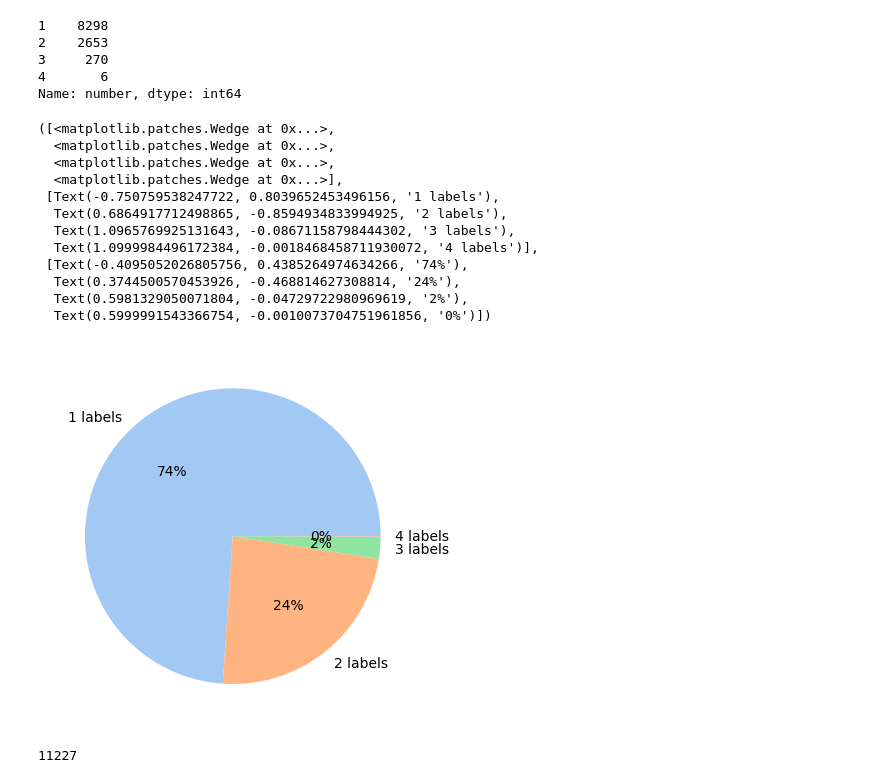
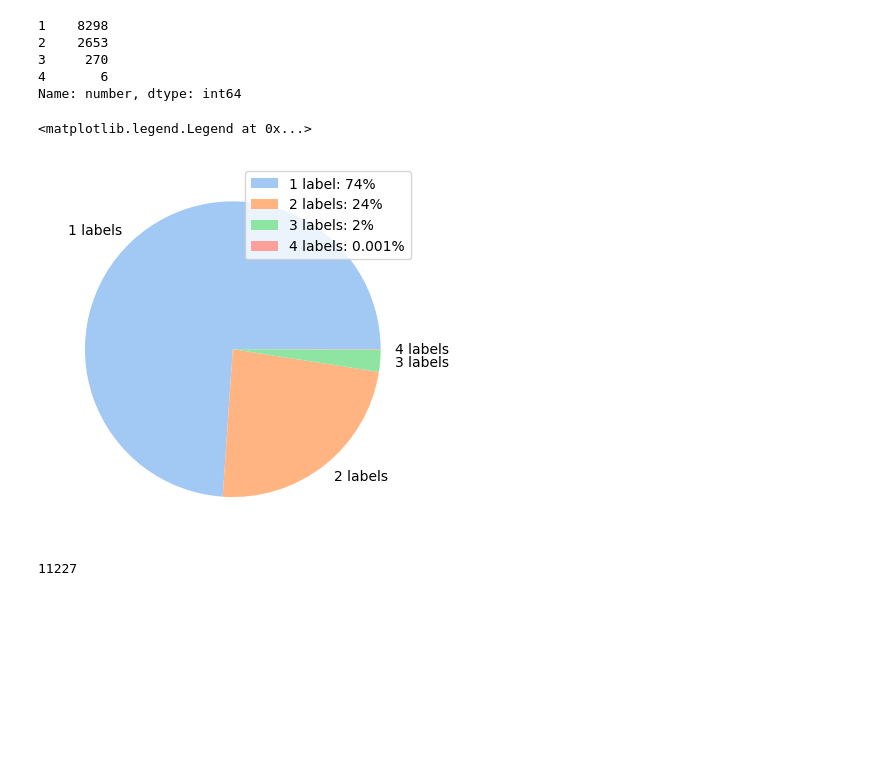
Before and after one commit to aquaxi/MSQM-HA-Final-Project, a Jupyter notebook: MSQM_HA_ADA_Final_Project_2022v2.ipynb, the cells around one changed output. Saved outputs shown, nothing was run; the diff lists cells and outputs as text; code cells hidden in the pictures; blank space fills up the shorter version.

```diff
--- a/MSQM_HA_ADA_Final_Project_2022v2.ipynb
+++ b/MSQM_HA_ADA_Final_Project_2022v2.ipynb
@@ -182,26 +182,16 @@ Name: number, dtype: int64
 # %%
 colors = sns.color_palette('pastel')[0:4]
 
-labels = ['1 label: 74%','2 labels: 24%','3 labels: 2%',]
+labels = ['1 label: 74%','2 labels: 24%','3 labels: 2%', '4 labels: 0.001%']
 
 plt.pie(x=duplicated_distribution.sort_index(),
         labels = [f'{i} labels' for i in range(1,5)],
-        colors = colors,
-        autopct='%.0f%%')
+        colors = colors)
+
+plt.legend(labels)
 # %% [output]
-([<matplotlib.patches.Wedge at 0x...>,
-  <matplotlib.patches.Wedge at 0x...>,
-  <matplotlib.patches.Wedge at 0x...>,
-  <matplotlib.patches.Wedge at 0x...>],
- [Text(-0.750759538247722, 0.8039652453496156, '1 labels'),
-  Text(0.6864917712498865, -0.8594934833994925, '2 labels'),
-  Text(1.0965769925131643, -0.08671158798444302, '3 labels'),
-  Text(1.0999984496172384, -0.0018468458711930072, '4 labels')],
- [Text(-0.4095052026805756, 0.4385264974634266, '74%'),
-  Text(0.3744500570453926, -0.468814627308814, '24%'),
-  Text(0.5981329050071804, -0.04729722980969619, '2%'),
-  Text(0.5999991543366754, -0.0010073704751961856, '0%')])
+<matplotlib.legend.Legend at 0x...>
-[figure, old version]
+[figure, new version]
 # %%
 # Identify unique desciption
 train_df['unique'] = 0
```
